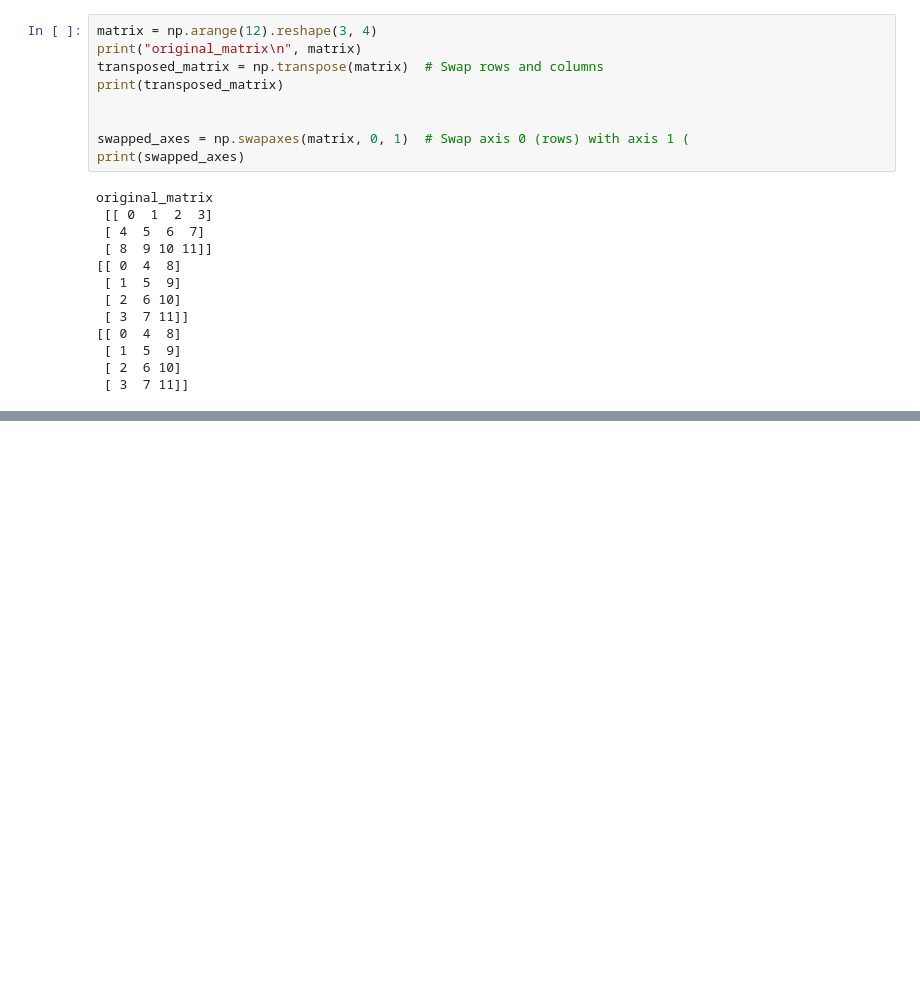
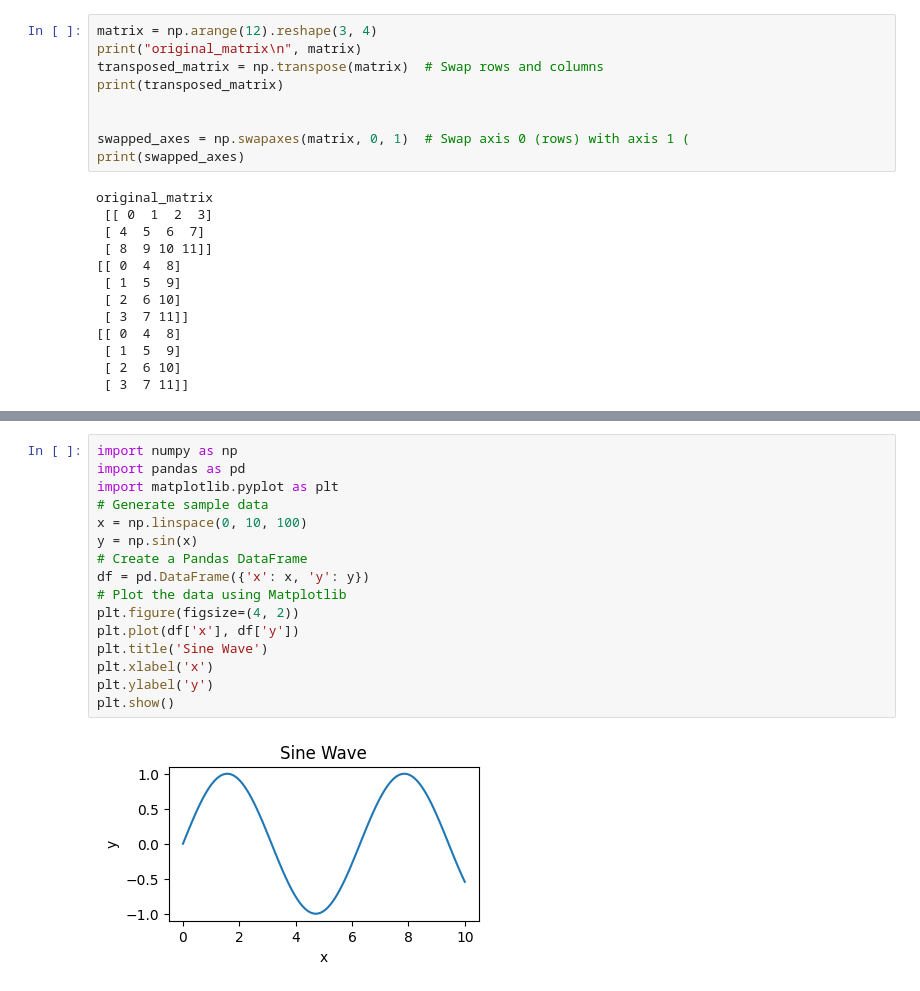
Before and after one commit to rajendra195/data_science_ML_Metro, a Jupyter notebook: week_05/day_01/Numpy docs.ipynb, the cells around one changed output, grey strips where cells are left out. Drawn from its saved outputs; the diff is of its cells as text; blank space fills up the shorter version.

Commit message:
numpy documentation

```diff
--- a/week_05/day_01/Numpy docs.ipynb
+++ b/week_05/day_01/Numpy docs.ipynb
@@ -369,0 +486,18 @@ original_matrix
+# %%
+import numpy as np
+import pandas as pd
+import matplotlib.pyplot as plt
+# Generate sample data
+x = np.linspace(0, 10, 100)
+y = np.sin(x)
+# Create a Pandas DataFrame
+df = pd.DataFrame({'x': x, 'y': y})
+# Plot the data using Matplotlib
+plt.figure(figsize=(4, 2))
+plt.plot(df['x'], df['y'])
+plt.title('Sine Wave')
+plt.xlabel('x')
+plt.ylabel('y')
+plt.show()
+# %% [output]
+[figure, added]
```
Also changed, not shown: parts of 22 cells of this notebook, 1 other file.
